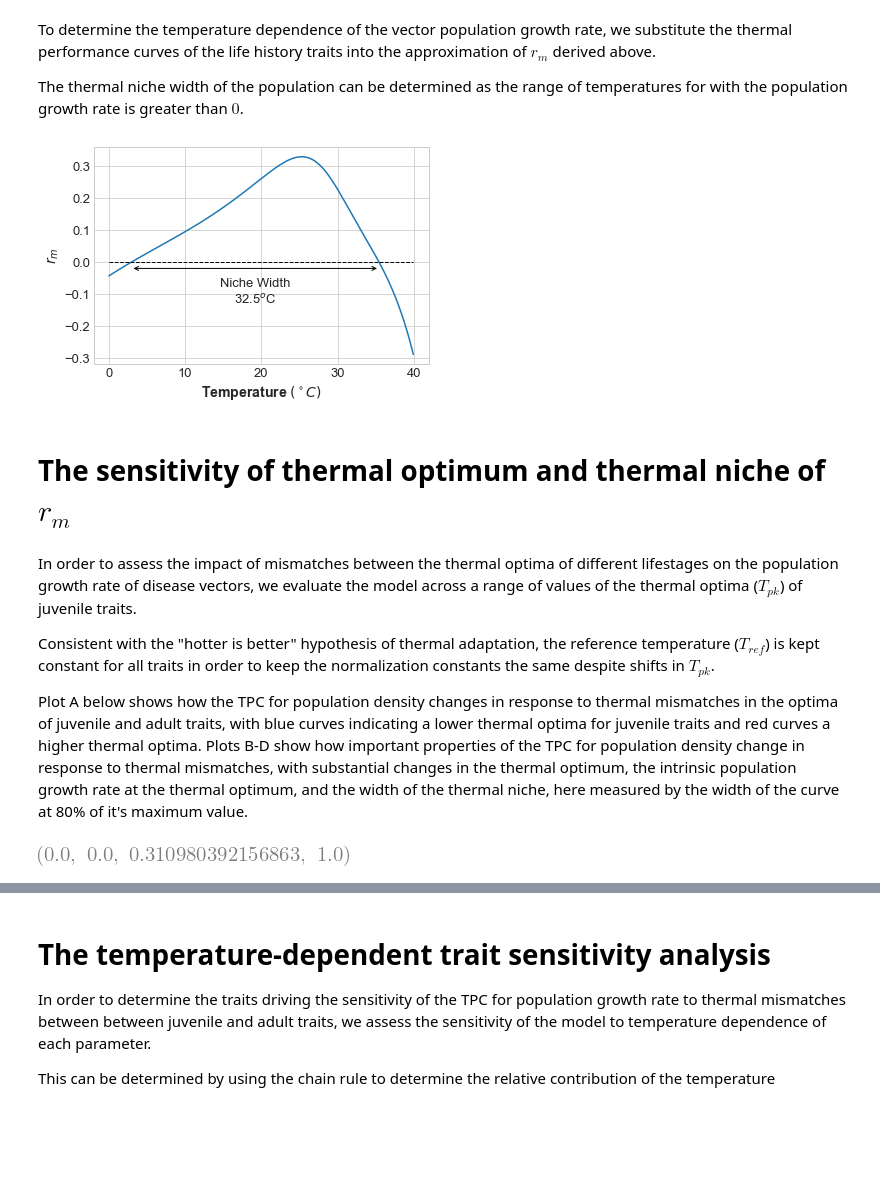
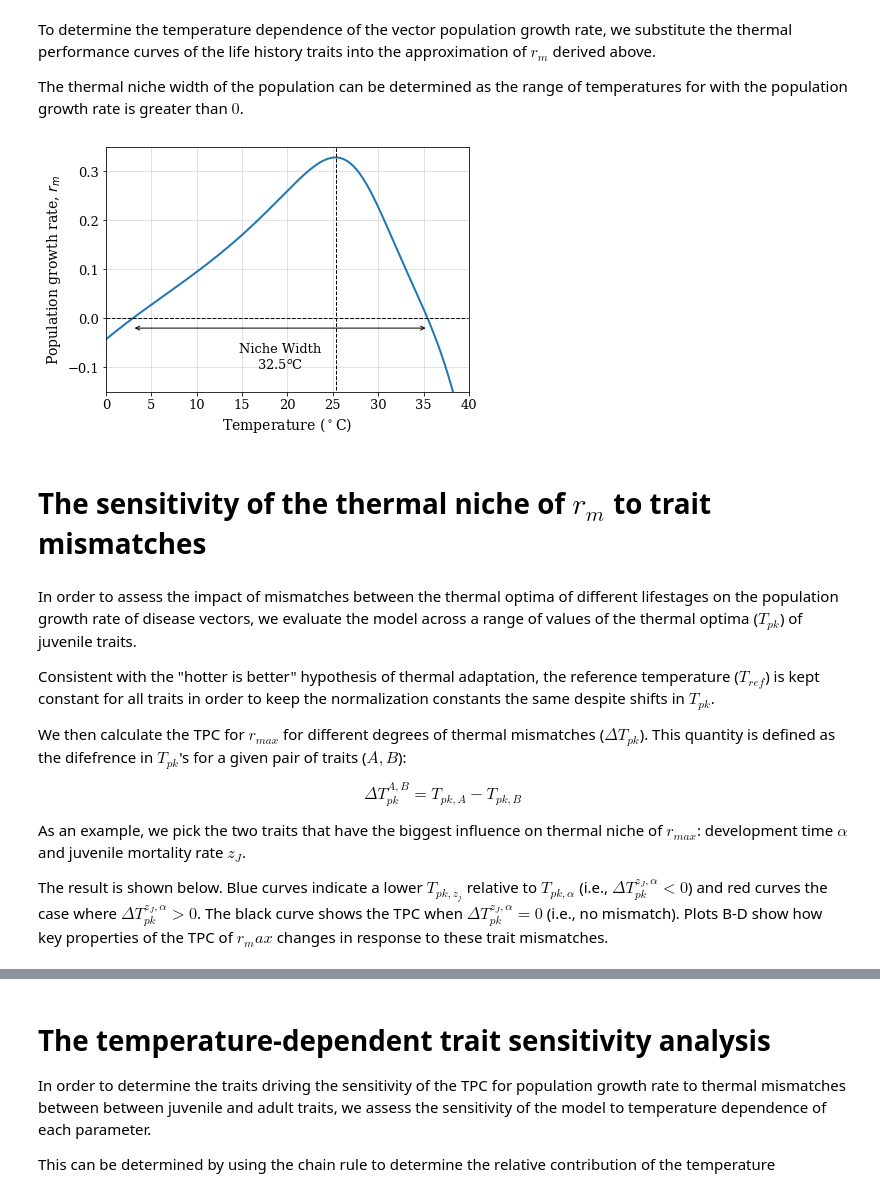
Before and after one commit to EcoEngLab/TraitMismatchPaper-main, a Jupyter notebook: code/TraitMismatch_SI.ipynb, the cells around one changed output, grey strips where cells are left out. Saved outputs shown, nothing was run; the diff lists cells and outputs as text; code cells hidden in the pictures; blank space fills up the shorter version.

```diff
--- a/code/TraitMismatch_SI.ipynb
+++ b/code/TraitMismatch_SI.ipynb
@@ -8,12 +8,18 @@
 # %%
 #Load some modules etc
-%matplotlib inline
 import matplotlib.pyplot as plt
-plt.style.use('seaborn-whitegrid')
+# plt.style.use('seaborn-whitegrid') '# Set custom style
+plt.rcParams.update(plt.rcParamsDefault) # Reset plots to default style
+plt.rcParams['font.family'] = 'serif'
+plt.rcParams['axes.grid'] = 'true'
+plt.rcParams['grid.alpha'] = .45
+plt.rcParams['figure.figsize'] = [10/2.54, 8/2.54]
+# plt.close()
 from sympy import *
 import scipy as sc
 import numpy as np
 init_printing()
+%matplotlib inline
 # %% [markdown]
 # Model for temperature-dependent fitness of disease vectors
 
@@ -380,39 +395,43 @@ fig = plt.figure(figsize=(12, 7));
 ax = fig.add_subplot(231)
 ax.plot(T_vec-273.15, alp_vec);
 ax.plot([T_pk_par, T_pk_par], [0,ax.get_ylim()[1]], color='k', linestyle='--', linewidth=1)
-ax.set_xlabel('Temperature $(^\circ C)$', fontsize=14, fontweight = 'bold');
-ax.set_ylabel(r'$\alpha$', fontsize=14, fontweight = 'bold')
+ax.set_xlabel('Temperature ($^\circ$C)', fontsize=14);
+ax.set_ylabel(r'$\alpha$', fontsize=14)
 ax.tick_params(axis='x', labelsize=13);
 ax.tick_params(axis='y', labelsize=13);
+
 
 ax = fig.add_subplot(232)
 ax.plot(T_vec-273.15, bpk_vec);
 ax.plot([T_pk_par, T_pk_par], [0,ax.get_ylim()[1]], color='k', linestyle='--', linewidth=1)
-ax.set_xlabel('Temperature $(^\circ C)$', fontsize=14, fontweight = 'bold');
-ax.set_ylabel('$b_{pk}$', fontsize=14, fontweight = 'bold')
+ax.set_xlabel('Temperature ($^\circ$C)', fontsize=14);
+ax.set_ylabel('$b_{pk}$', fontsize=14)
 ax.tick_params(axis='x', labelsize=13);
 ax.tick_params(axis='y', labelsize=13);
+
 
 ax = fig.add_subplot(233)
 ax.plot(T_vec-273.15, z_vec);
 ax.plot([T_pk_par, T_pk_par], [0,ax.get_ylim()[1]], color='k', linestyle='--', linewidth=1)
-ax.set_xlabel('Temperature $(^\circ C)$', fontsize=14, fontweight = 'bold');
-ax.set_ylabel('$z$', fontsize=14, fontweight = 'bold')
+ax.set_xlabel('Temperature ($^\circ$C)', fontsize=14);
+ax.set_ylabel('$z$', fontsize=14)
 ax.tick_params(axis='x', labelsize=13);
 ax.tick_params(axis='y', labelsize=13);
+
 
 ax = fig.add_subplot(234)
 ax.plot(T_vec-273.15, zJ_vec);
 ax.plot([T_pk_par, T_pk_par], [0,ax.get_ylim()[1]], color='k', linestyle='--', linewidth=1)
-ax.set_xlabel('Temperature $(^\circ C)$', fontsize=14, fontweight = 'bold');
-ax.set_ylabel('$z_J$', fontsize=14, fontweight = 'bold')
+ax.set_xlabel('Temperature ($^\circ$C)', fontsize=14);
+ax.set_ylabel('$z_J$', fontsize=14)
 ax.tick_params(axis='x', labelsize=13);
 ax.tick_params(axis='y', labelsize=13);
+
 
 ax = fig.add_subplot(235)
 ax.plot(T_vec-273.15, kap_vec);
 ax.plot([T_pk_par, T_pk_par], [0,ax.get_ylim()[1]], color='k', linestyle='--', linewidth=1)
-ax.set_xlabel('Temperature $(^\circ C)$', fontsize=14, fontweight = 'bold');
+ax.set_xlabel('Temperature ($^\circ$C)', fontsize=14);
 ax.set_ylabel(r'$\kappa$', fontsize=14)
 ax.tick_params(axis='x', labelsize=13);
 ax.tick_params(axis='y', labelsize=13);
@@ -432,48 +451,53 @@ The thermal niche width of the population can be determined as the range of temp
 #Calculate r_m (using the approximation)
 
 r_m_vec = r_SP_app_lam(bpk_vec, zJ_vec, z_vec, kap_vec, alp_vec)
 
 def find_niche_width(TPC, T_vec):
 
     TPC_low = TPC[0:np.argmax(TPC)]
     TPC_high = TPC[np.argmax(TPC):len(TPC)]
 
     T_vec_low = T_vec[0:np.argmax(TPC)]
     T_vec_high = T_vec[np.argmax(TPC):len(TPC)]
 
     r_0_low = T_vec_low[(np.abs(TPC_low).argmin())]
     r_0_high = T_vec_high[(np.abs(TPC_high).argmin())]
 
     return [r_0_low, r_0_high]
 
 r_niche = find_niche_width(r_m_vec, T_vec)
 
 r_niche_width = r_niche[1]-r_niche[0]
 
 fig = plt.figure(); ax = fig.add_subplot(111)
-ax.plot(T_vec-273.15, r_m_vec);
-#ax.plot([T_pk_par, T_pk_par], [ax.get_ylim()[0],ax.get_ylim()[1]], color='k', linestyle='--', linewidth=1)
+ax.plot(T_vec-273.15, r_m_vec, linewidth=2);
+ax.plot([T_pk_par, T_pk_par], [ax.get_ylim()[0],ax.get_ylim()[1]], color='k', linestyle='--', linewidth=1)
 ax.plot(T_vec-273.15, [0]*len(T_vec), color='k', linestyle='--', linewidth=1);
 plt.annotate(s='', xy=(r_niche[0]-273.15,-0.02), xytext=(r_niche[1]-273.15,-0.02), arrowprops=dict(arrowstyle='<->'))
 ax.text((r_niche[0]+r_niche[1])/2-273.15, -0.05, 'Niche Width\n'+str(r_niche_width)+'$^o$C',  horizontalalignment='center', verticalalignment='top', fontsize=13)
-ax.set_xlabel('Temperature $(^\circ C)$', fontsize=14, fontweight = 'bold');
-ax.set_ylabel('$r_m$', fontsize=14, fontweight = 'bold')
+ax.set_xlabel('Temperature ($^\circ$C)', fontsize=14);
+ax.set_ylabel('Population growth rate, $r_m$', fontsize=14)
+ax.set_xlim(0,40);
+ax.set_ylim(-.15,0.35);
 ax.tick_params(axis='x', labelsize=13);
 ax.tick_params(axis='y', labelsize=13);
+plt.tight_layout(pad=0)
 
 plt.savefig('../results/r_TPC.pdf')
 # %% [output]
-[figure, old version]
+[figure, new version]
 # %% [markdown]
-# The sensitivity of  thermal optimum and thermal niche of $r_{m}$
+# The sensitivity of the thermal niche of $r_{m}$ to trait mismatches
 # %% [markdown]
 In order to assess the impact of mismatches between the thermal optima of different lifestages on the population growth rate of disease vectors, we evaluate the model across a range of values of the thermal optima ($T_{pk}$) of juvenile traits.
 
 Consistent with the "hotter is better" hypothesis of thermal adaptation, the reference temperature ($T_{ref}$) is kept constant for all traits in order to keep the normalization constants the same despite shifts in $T_{pk}$.
 
-Plot A below shows how the TPC for population density changes in response to thermal mismatches in the optima of juvenile and adult traits, with blue curves indicating a lower thermal optima for juvenile traits and red curves a higher thermal optima. Plots B-D show how important properties of the TPC for population density change in response to thermal mismatches, with substantial changes in the thermal optimum, the intrinsic population growth rate at the thermal optimum, and the width of the thermal niche, here measured by the width of the curve at 80% of it's maximum value.
+We then calculate the TPC for $r_{max}$ for different degrees of thermal mismatches ($\Delta T_{pk}$). This quantity is defined as the difefrence in $T_{pk}$'s for a given pair of traits ($A, B$):
+
+$$\Delta T_{pk}^{A,B} = T_{pk,A} - T_{pk,B}$$
+
+As an example, we pick the two traits that have the biggest influence on thermal niche of $r_{max}$: development time $\alpha$ and juvenile mortality rate $z_J$.
+
+The result is shown below. Blue curves indicate a lower $T_{pk,z_j}$ relative to $T_{pk,\alpha}$ (i.e., $\Delta T_{pk}^{z_J,\alpha} < 0$) and red curves the case where $\Delta T_{pk}^{z_J,\alpha} > 0$. The black curve shows the TPC when $\Delta T_{pk}^{z_J,\alpha} = 0$ (i.e., no mismatch). Plots B-D show how key properties of the TPC of $r_max$ changes in response to these trait mismatches.
-# %%
-colormap(1)
-# %% [output]
-[figure, removed]
 # %%
```
Also changed, not shown: parts of 26 cells of this notebook, 14 other files.
